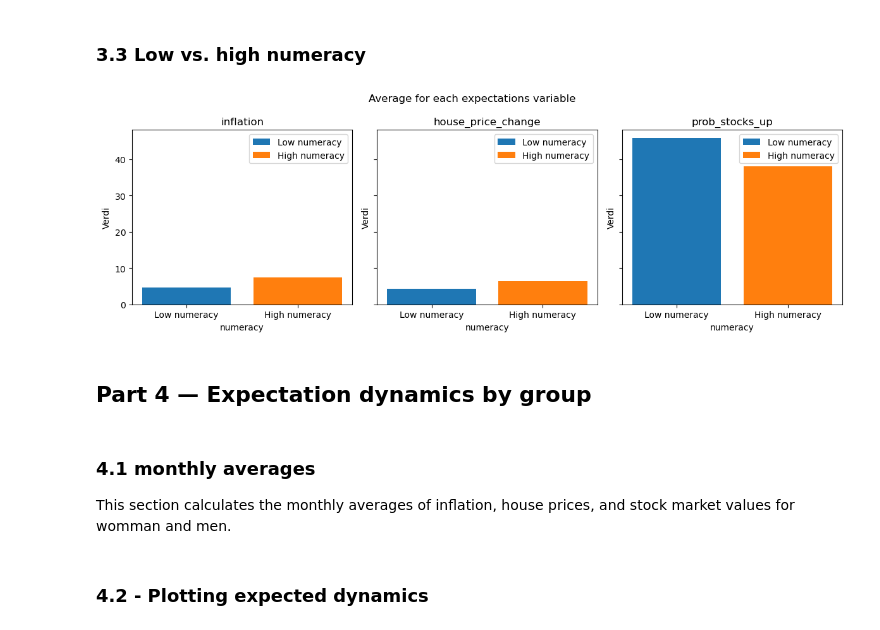
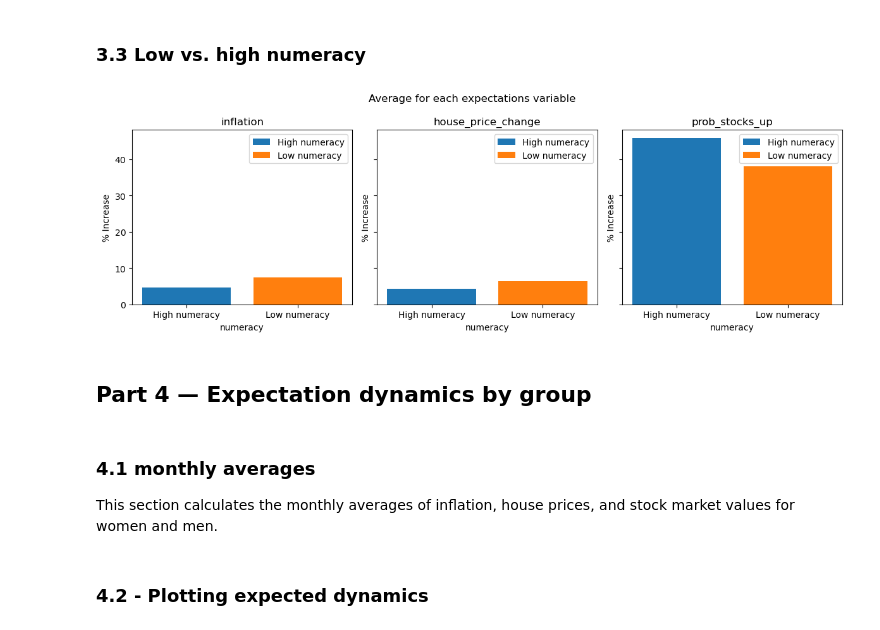
Before and after one commit to OliverNilsen04/TECH2-H25-Term-project, a Jupyter notebook: TermPaper copy.ipynb, the cells around one changed output. Drawn from its saved outputs; the diff is of its cells as text; code cells hidden in the pictures.

```diff
--- a/TermPaper copy.ipynb
+++ b/TermPaper copy.ipynb
@@ -348,8 +366,8 @@ def barChart(df, label1, label2, grouplabel):
 
     for i in range(3):
         col = ColNames[i]
-        val1 = df1.loc[0, col]
-        val2 = df1.loc[1, col]
+        val1 = df.loc[0, col]
+        val2 = df.loc[1, col]
 
         axes[i].bar(label1, val1, label=label1)
         axes[i].bar(label2, val2, label=label2)
@@ -357,7 +375,7 @@ def barChart(df, label1, label2, grouplabel):
 
         axes[i].set_title(col)
         axes[i].set_xlabel(grouplabel)
-        axes[i].set_ylabel("Verdi")
+        axes[i].set_ylabel("% Increase")
         axes[i].legend()
 
     fig.suptitle("Average for each expectations variable")
@@ -384,15 +402,15 @@ barChart(df2, "College-educated", "Non-college-educated", "education")
 ### 3.3  Low vs. high numeracy
 # %%
 df3 = GroupIndex(df, "female")
-barChart(df3, "Low numeracy", "High numeracy", "numeracy")
+barChart(df3, "High numeracy", "Low numeracy", "numeracy")
 # %% [output]
-[figure, old version]
+[figure, new version]
 # %% [markdown]
 ## Part 4 — Expectation dynamics by group
 # %% [markdown]
 ### 4.1 monthly averages
 
-This section calculates the monthly averages of inflation, house prices, and stock market values for womman and men.
+This section calculates the monthly averages of inflation, house prices, and stock market values for women and men.
 # %%
 def monthly_group_means(df, group_col, date_col="date"):
     """
```
Also changed, not shown: parts of 16 cells of this notebook.
